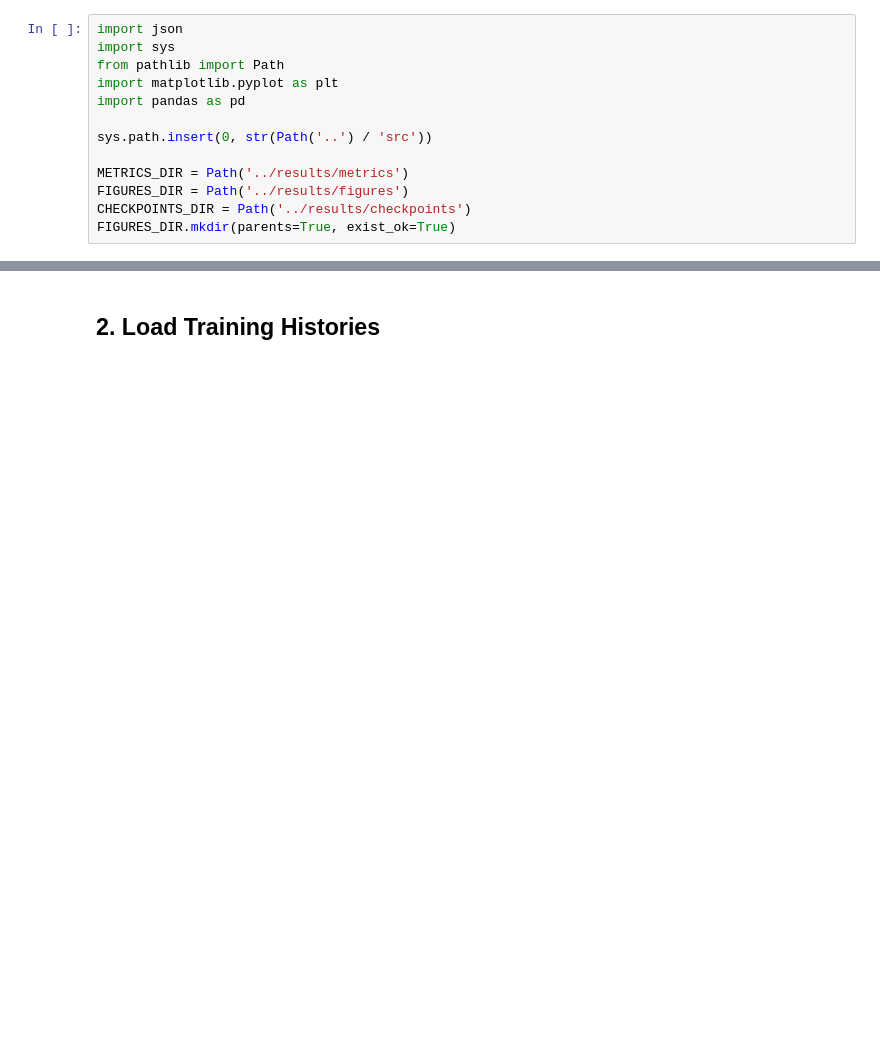
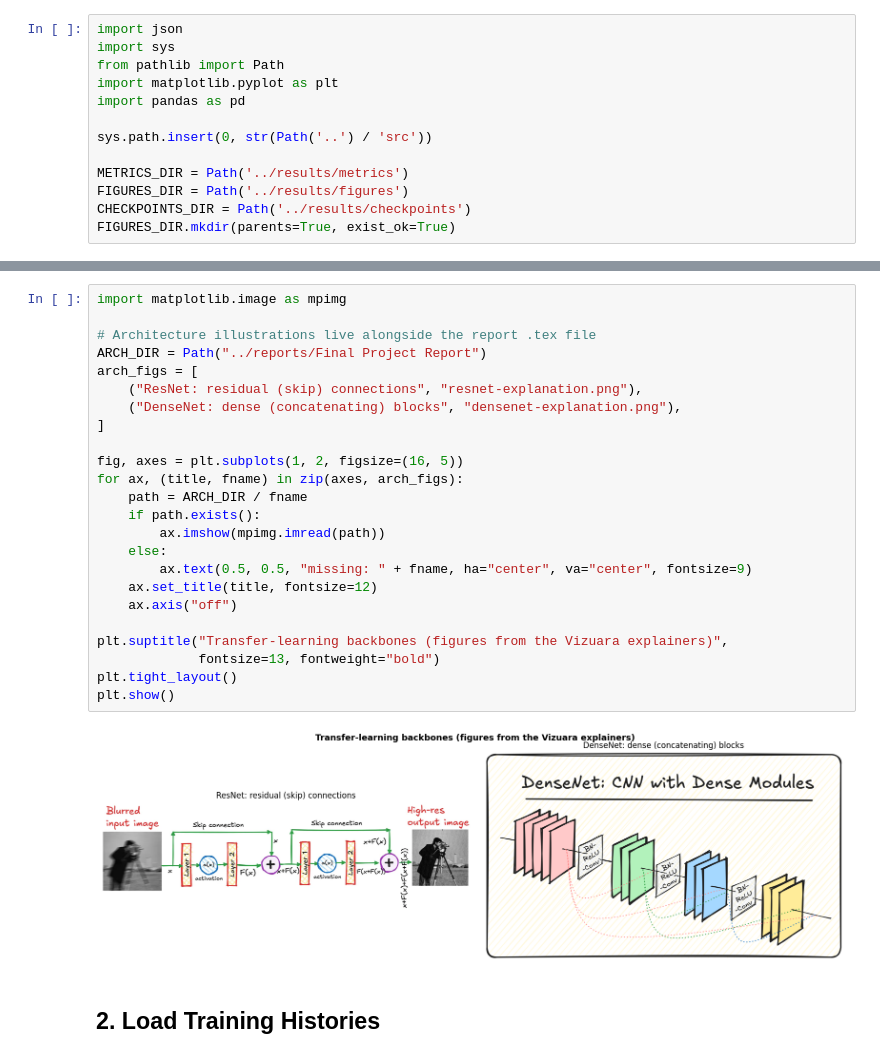
Before and after one commit to luanacarolinareis/caa-project, a Jupyter notebook: notebooks/01_final_experiments.ipynb, the cells around one changed output, grey strips where cells are left out. Cells and saved outputs as stored; diff of their text form; blank space fills up the shorter version.

```diff
--- a/notebooks/01_final_experiments.ipynb
+++ b/notebooks/01_final_experiments.ipynb
@@ -24,3 +43,29 @@ FIGURES_DIR.mkdir(parents=True, exist_ok=True)
+# %%
+import matplotlib.image as mpimg
+
+# Architecture illustrations live alongside the report .tex file
+ARCH_DIR = Path("../reports/Final Project Report")
+arch_figs = [
+    ("ResNet: residual (skip) connections", "resnet-explanation.png"),
+    ("DenseNet: dense (concatenating) blocks", "densenet-explanation.png"),
+]
+
+fig, axes = plt.subplots(1, 2, figsize=(16, 5))
+for ax, (title, fname) in zip(axes, arch_figs):
+    path = ARCH_DIR / fname
+    if path.exists():
+        ax.imshow(mpimg.imread(path))
+    else:
+        ax.text(0.5, 0.5, "missing: " + fname, ha="center", va="center", fontsize=9)
+    ax.set_title(title, fontsize=12)
+    ax.axis("off")
+
+plt.suptitle("Transfer-learning backbones (figures from the Vizuara explainers)",
+             fontsize=13, fontweight="bold")
+plt.tight_layout()
+plt.show()
+# %% [output]
+[figure, added]
 # %% [markdown]
 ## 2. Load Training Histories
 # %%
```
Also changed, not shown: parts of 19 cells of this notebook.
